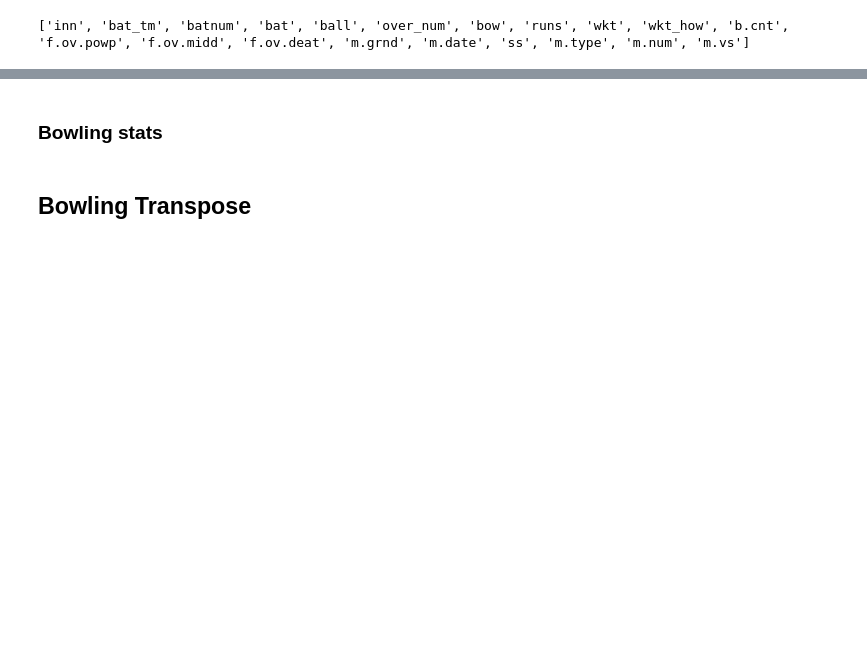
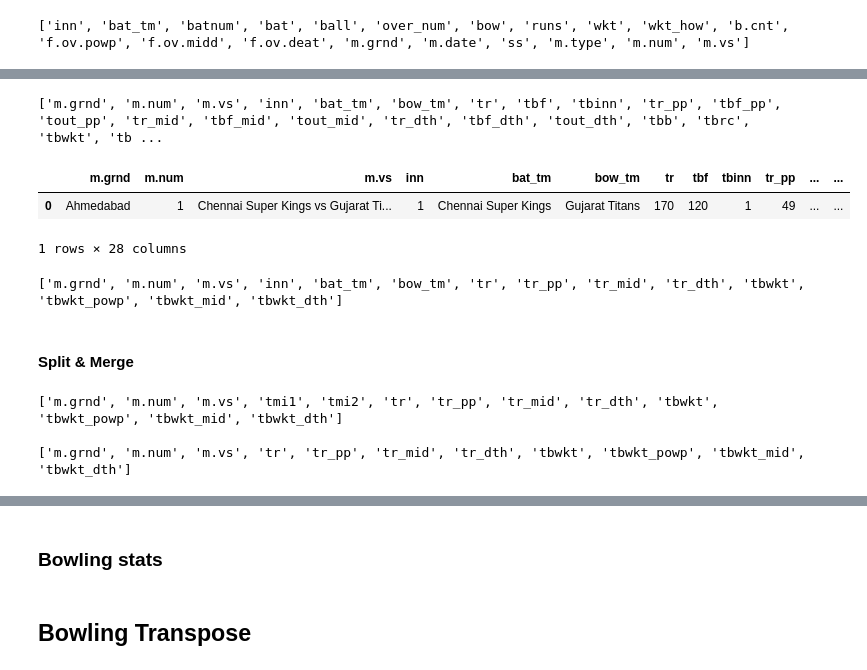
Before and after one commit to ageofthegit/cricket-fantasy-ipl23, a Jupyter notebook: IPL/Code/C02_02_gstats.ipynb, the cells around one changed output, grey strips where cells are left out. Drawn from its saved outputs; the diff is of its cells as text; code cells hidden in the pictures; blank space fills up the shorter version.

```diff
--- a/IPL/Code/C02_03_Stats by Team.ipynb
+++ b/IPL/Code/C02_02_gstats.ipynb
@@ -177,3 +112,19 @@ print(master_df.columns.values.tolist())
+# %%
+
+# Create a dictionary with the match number ('m.num') as the key and the team names as the values
+team_mapping = pre_master_df.groupby('m.num')['bat_tm'].unique().apply(list).to_dict()
+
+# Define a function to switch the team name
+def switch_team_name(team, match_num):
+    teams = team_mapping[match_num]
+    return teams[0] if teams[1] == team else teams[1]
+
+# Add a new column 'bow_team' in the bowling_match_level_df
+pre_master_df = pre_master_df.copy()
+pre_master_df['bow_tm'] = pre_master_df.apply(lambda x: switch_team_name(x['bat_tm'], x['m.num']), axis=1)
+# %%
+
+master_df = pre_master_df.copy()
 # %%
 
 print(master_df.bat_tm.unique())
@@ -200,16 +163,16 @@ print(master_df.columns.values.tolist())
 # %%
 
-groupbycols = ['bat_tm', 'batnum', 'bat', 'battype', 'm.num']
+groupbycols = ['m.grnd', 'm.num', 'm.vs', 'inn', 'bat_tm', 'bow_tm']
 
 #bat_grouped_df = master_df.groupby(['bat_tm', 'batnum', 'bat', 'm.num'])
-bat_grouped_df = master_df.groupby(groupbycols) # batnum unique as the m.num per player
+grnd_grouped_df = master_df.groupby(groupbycols) # batnum unique as the m.num per player
 
 def custom_agg(group):
     data = {
+        # Batting-Stats
         'tr': group['runs'].sum(),
         'tbf': group['b.cnt'].sum(),
         'tbinn': group['m.num'].nunique(),
-        'tout': group['wkt'].sum(),
 
         'tr_pp': (group['f.ov.powp'] * group['runs']).sum(),
         'tbf_pp': group['f.ov.powp'].sum(),
@@ -221,14 +184,38 @@ def custom_agg(group):
 
         'tr_dth': (group['f.ov.deat'] * group['runs']).sum(),
         'tbf_dth': group['f.ov.deat'].sum(),
-        'tout_dth': (group['wkt'] * group['f.ov.deat']).sum()
+        'tout_dth': (group['wkt'] * group['f.ov.deat']).sum(),
+
+        # Bowling-Stats
+        'tbb': group['b.cnt'].sum(),
+        'tbrc': group['runs'].sum(),
+        'tbwkt': group['wkt'].sum(),
+        'tbov': group['over_num'].nunique(),
+
+        'tbrc_powp': (group['f.ov.powp'] * group['runs']).sum(),
+        'tbrc_mid': (group['f.ov.midd'] * group['runs']).sum(),
+        'tbrc_dth': (group['f.ov.deat'] * group['runs']).sum(),
+
+        'tbwkt_powp': (group['f.ov.powp'] * group['wkt']).sum(),
+        'tbwkt_mid': (group['f.ov.midd'] * group['wkt']).sum(),
+        'tbwkt_dth': (group['f.ov.deat'] * group['wkt']).sum()
+
     }
     return pd.Series(data)
 
-batting_match_level_df = bat_grouped_df.apply(custom_agg)
+grnd_level_df = grnd_grouped_df.apply(custom_agg)
 
 # Reset the index so that the primary key columns become regular columns
-batting_match_level_df.reset_index(inplace=True)
+grnd_level_df.reset_index(inplace=True)
+# %%
+
+print(grnd_level_df.columns.values.tolist())
+# %% [output]
+['m.grnd', 'm.num', 'm.vs', 'inn', 'bat_tm', 'bow_tm', 'tr', 'tbf', 'tbinn', 'tr_pp', 'tbf_pp', 'tout_pp', 'tr_mid', 'tbf_mid', 'tout_mid', 'tr_dth', 'tbf_dth', 'tout_dth', 'tbb', 'tbrc', 'tbwkt', 'tb ...
 # %%
 
-#batting_match_level_df.sum()
+display(grnd_level_df.head(1))
+# %% [output]
+|  | m.grnd | m.num | m.vs | inn | bat_tm | bow_tm | tr | tbf | tbinn | tr_pp | ... | ... |
+| 0 | Ahmedabad | 1 | Chennai Super Kings vs Gujarat Ti... | 1 | Chennai Super Kings | Gujarat Titans | 170 | 120 | 1 | 49 | ... | ... |
+1 rows × 28 columns
@@ -256,0 +228,26 @@ print(batting_match_level_df.columns.values.tolist())
+# %%
+
+gdata = grnd_level_df.drop(columns = cols_bat + cols_bow)
+
+print(gdata.columns.values.tolist())
+# %% [output]
+['m.grnd', 'm.num', 'm.vs', 'inn', 'bat_tm', 'bow_tm', 'tr', 'tr_pp', 'tr_mid', 'tr_dth', 'tbwkt', 'tbwkt_powp', 'tbwkt_mid', 'tbwkt_dth']
+# %% [markdown]
+
+#### Split & Merge
+# %%
+
+i1_cols_drop = ['inn']
+i2_cols_drop = ['inn','bat_tm','bow_tm']
+
+gdata_i1 = gdata[gdata.inn == 1].drop(columns = i1_cols_drop).rename(columns = {'bat_tm':'tmi1', 'bow_tm':'tmi2'})
+print(gdata_i1.columns.values.tolist())
+
+print()
+
+gdata_i2 = gdata[gdata.inn == 2].drop(columns = i2_cols_drop)
+print(gdata_i2.columns.values.tolist())
+# %% [output]
+['m.grnd', 'm.num', 'm.vs', 'tmi1', 'tmi2', 'tr', 'tr_pp', 'tr_mid', 'tr_dth', 'tbwkt', 'tbwkt_powp', 'tbwkt_mid', 'tbwkt_dth']
+
+['m.grnd', 'm.num', 'm.vs', 'tr', 'tr_pp', 'tr_mid', 'tr_dth', 'tbwkt', 'tbwkt_powp', 'tbwkt_mid', 'tbwkt_dth']
```
Also changed, not shown: parts of 57 cells of this notebook, 46 other files.
